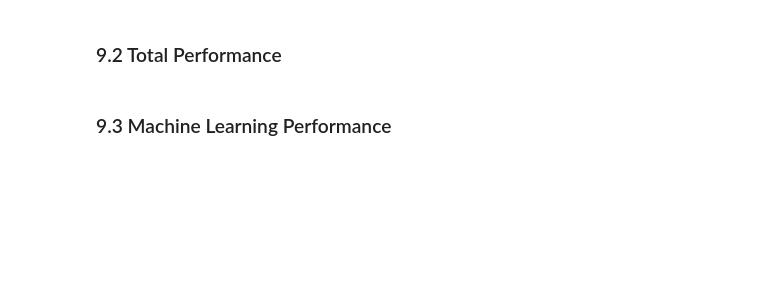
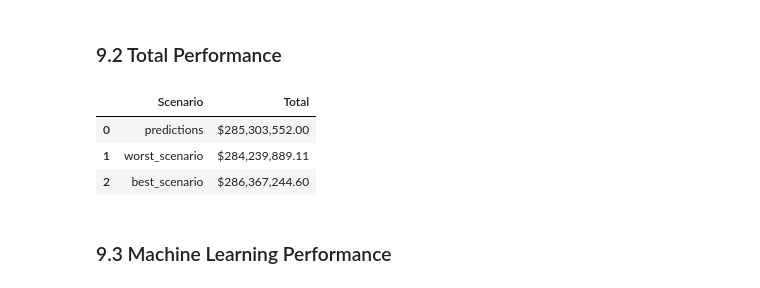
Before and after one commit to ericpetterson/DS_em_producao, a Jupyter notebook: m04_store_sales_prediction.ipynb, the cells around one changed output. Cells and saved outputs as stored; diff of their text form; code cells hidden in the pictures; blank space fills up the shorter version.

```diff
--- a/m04_store_sales_prediction.ipynb
+++ b/m04_store_sales_prediction.ipynb
@@ -1186,6 +1168,13 @@ df92.sort_values('MAPE', ascending=False).head(10)
 # %%
 df93 = df92[['predictions', 'worst_scenario', 'best_scenario']].apply( lambda x: np.sum(x), axis=0).reset_index().rename( columns = {'index': 'Scenario', 0: 'Total'})
 df93['Total'] = df93['Total'].map( '${:,.2f}'.format)
+# %%
+df93.head()
+# %% [output]
+|  | Scenario | Total |
+| 0 | predictions | $285,303,552.00 |
+| 1 | worst_scenario | $284,239,889.11 |
+| 2 | best_scenario | $286,367,244.60 |
 # %% [markdown]
 ### 9.3 Machine Learning Performance
 # %%
```
Also changed, not shown: parts of 14 cells of this notebook, 2 other files.
